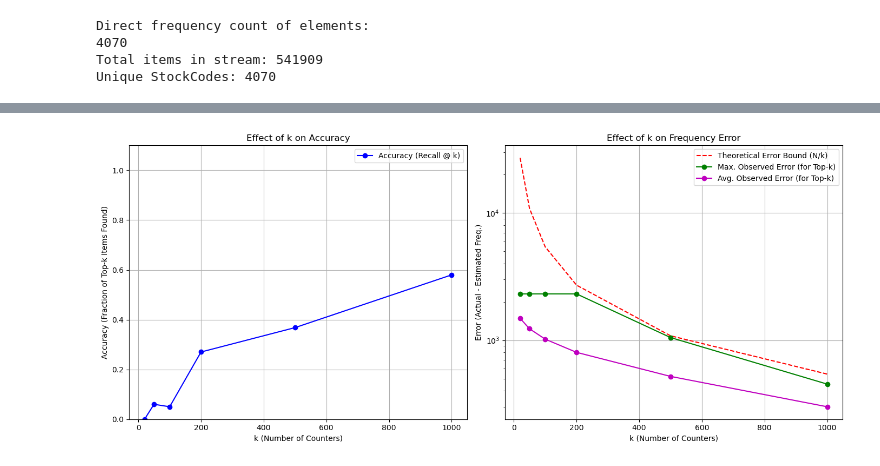
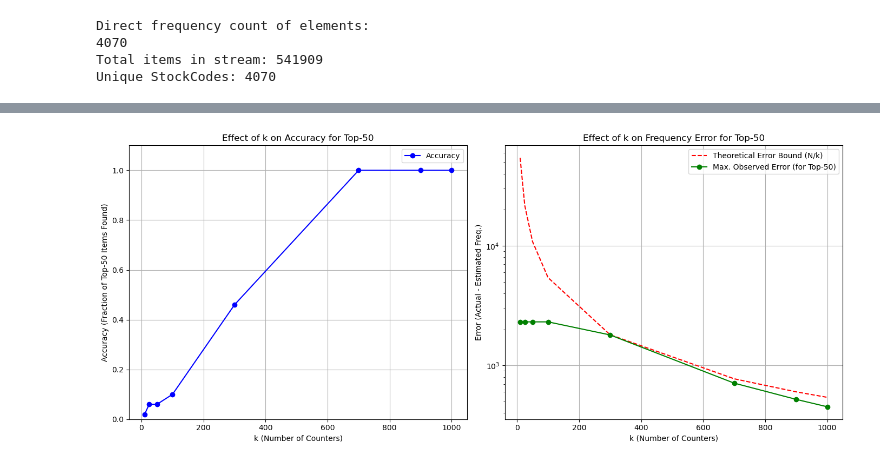
Before and after one commit to ArhanJain707/DataScience-Assignment-1, a Jupyter notebook: Q2.ipynb, the cells around one changed output, grey strips where cells are left out. Saved outputs shown, nothing was run; the diff lists cells and outputs as text; code cells hidden in the pictures.

```diff
--- a/Q2.ipynb
+++ b/Q2.ipynb
@@ -40,9 +40,9 @@ import matplotlib.pyplot as plt
 # %%
 class BloomFilter:
     def __init__(self, size, hashfuncCnt):
-        self.size = size            ## M : Size of bit array
+        self.size = int(size)            ## M : Size of bit array
         self.hashfuncCnt = hashfuncCnt ## K : Number of hash functions
-        self.bitArray = [0] * size
+        self.bitArray = [0] * self.size
 
     def addElement(self, element):
         kHash = self.hashFunction(element, seed=42)
@@ -75,8 +75,8 @@ XCNT_VAL = [100, 200, 300, 400, 500, 600, 700, 800, 900, 1000]
 RANDOM_PRESENT_VALUES_MAP = {}
 RANDOM_NOT_PRESENT_VALUES_MAP = {}
 
-# Set default parameters for experiments
-DEFAULT_M = 40700
+#default parameters for experiments
+DEFAULT_M = 40700.      # FOR BETTER CALCULATION , USED THE MULTIPLE OF UNIQUE ITEMS
 optimal_k = int((DEFAULT_M / n) * np.log(2))
 
 DEFAULT_K = max(1, optimal_k) # Use optimal k, at least 1
@@ -90,8 +90,8 @@ for i in XCNT_VAL:
 not_present_items = []
 i = 0
 while len(not_present_items) < max(XCNT_VAL):
-    # Generate random strings that are highly unlikely to be in the set
-    item = f"NOT_IN_SET_{i}"
+    # Generate random strings
+    item = f"KABOOM1234-{i}"
     if item not in present_set:
         not_present_items.append(item)
     i += 1
@@ -118,6 +118,7 @@ for item in present_test_list:
         true_positives += 1
 
 sensitivity = true_positives / len(present_test_list)
+
 print(f"\nSensitivity (True Positive Rate) Check:")
 print(f"Items tested: {len(present_test_list)}")
 print(f"Items found: {true_positives}")
@@ -307,11 +303,18 @@ Direct frequency count of elements:
 Total items in stream: 541909
 Unique StockCodes: 4070
 # %%
-k_values = [20, 50, 100, 200, 500, 1000]
+k_values = [10,25,50, 100, 300, 700,900, 1000]
+
+
+## TOP 50
+actual_top_50 = sorted(direct_freq_map.items(), key=lambda x: x[1], reverse=True)[:50]
+actual_top_50_items = {item for item, _ in actual_top_50}
+n = len(stockCodes)
 
 results = []
 
 for k in k_values:
+
     # 2. Run the Misra-Gries algorithm
     misra_gries = DataStream(thresh=k)
     for code in stockCodes:
@@ -319,60 +322,42 @@ for k in k_values:
 
     estimated_freq_map = misra_gries.freqElereturn()
 
-    # 3. Get the actual top-k items from ground truth
-    # 3. Get the actual top-k items from ground truth
-    # direct_freq_map is a dict {item: count} -> sort by count desc and take top-k
-    actual_top_k = sorted(direct_freq_map.items(), key=lambda x: x[1], reverse=True)[:k]
-    actual_top_k_items = {item for item, _ in actual_top_k}
-
     # 4. Compare and Report
 
-    # Accuracy: How many of the *actual* top-k items
-    # were found (i.e., are present) in the algorithm's final map?
-    items_found = actual_top_k_items.intersection(estimated_freq_map.keys())
-    accuracy = len(items_found) / k
+    items_found = actual_top_50_items.intersection(estimated_freq_map.keys())
+    accuracy = len(items_found) / 50  # Fixed denominator to 50
 
-    # Error Bounds:
-    # Theoretical bound for *any* item's estimated frequency (f_hat) is:
-    # f - N/k <= f_hat <= f
-    # The maximum error (f - f_hat) is N/k.
     theoretical_error_bound = n / k
 
-    # Calculate observed error *for the top-k items*
+    # Calculate observed error *for the top-50 items*
     observed_errors = []
-    for item, actual_freq in actual_top_k:
+    for item, actual_freq in actual_top_50:
         estimated_freq = estimated_freq_map.get(item, 0)
         error = actual_freq - estimated_freq
         observed_errors.append(error)
 
-    avg_observed_error = np.mean(observed_errors)
     max_observed_error = np.max(observed_errors)
 
     results.append({
         'k': k,
-        'Accuracy (Top-k Found)': accuracy,
-        'Avg. Observed Error': avg_observed_error,
+        'Accuracy (Top-50 Found)': accuracy,
         'Max. Observed Error': max_observed_error,
         'Theoretical Bound (N/k)': theoretical_error_bound
     })
 
-# --- Display Results ---
 
-# 1. Tabular Report
 results_df = pd.DataFrame(results)
-print("\n--- Misra-Gries Algorithm Analysis ---")
 print(results_df.to_string(index=False, float_format="%.2f"))
 
-# 2. Graphical Report
 
 plt.figure(figsize=(14, 6))
 
 # Plot 1: k vs. Accuracy
 plt.subplot(1, 2, 1)
-plt.plot(results_df['k'], results_df['Accuracy (Top-k Found)'], 'bo-', label='Accuracy (Recall @ k)')
-plt.title('Effect of k on Accuracy')
+plt.plot(results_df['k'], results_df['Accuracy (Top-50 Found)'], 'bo-', label='Accuracy')
+plt.title('Effect of k on Accuracy for Top-50')
 plt.xlabel('k (Number of Counters)')
-plt.ylabel('Accuracy (Fraction of Top-k Items Found)')
+plt.ylabel('Accuracy (Fraction of Top-50 Items Found)')
 plt.ylim(0, 1.1)
 plt.grid(True)
 plt.legend()
@@ -380,12 +365,11 @@ plt.legend()
 # Plot 2: k vs. Error Bounds
 plt.subplot(1, 2, 2)
 plt.plot(results_df['k'], results_df['Theoretical Bound (N/k)'], 'r--', label='Theoretical Error Bound (N/k)')
-plt.plot(results_df['k'], results_df['Max. Observed Error'], 'go-', label='Max. Observed Error (for Top-k)')
-plt.plot(results_df['k'], results_df['Avg. Observed Error'], 'mo-', label='Avg. Observed Error (for Top-k)')
-plt.title('Effect of k on Frequency Error')
+plt.plot(results_df['k'], results_df['Max. Observed Error'], 'go-', label='Max. Observed Error (for Top-50)')
+plt.title('Effect of k on Frequency Error for Top-50')
 plt.xlabel('k (Number of Counters)')
 plt.ylabel('Error (Actual - Estimated Freq.)')
-plt.yscale('log') # Error drops rapidly, log scale is better
+plt.yscale('log')
 plt.grid(True)
 plt.legend()
 
@@ -403 +388 @@ plt.show()
-[figure, old version]
+[figure, new version]
```
Also changed, not shown: parts of 2 cells of this notebook, 1 other file.
